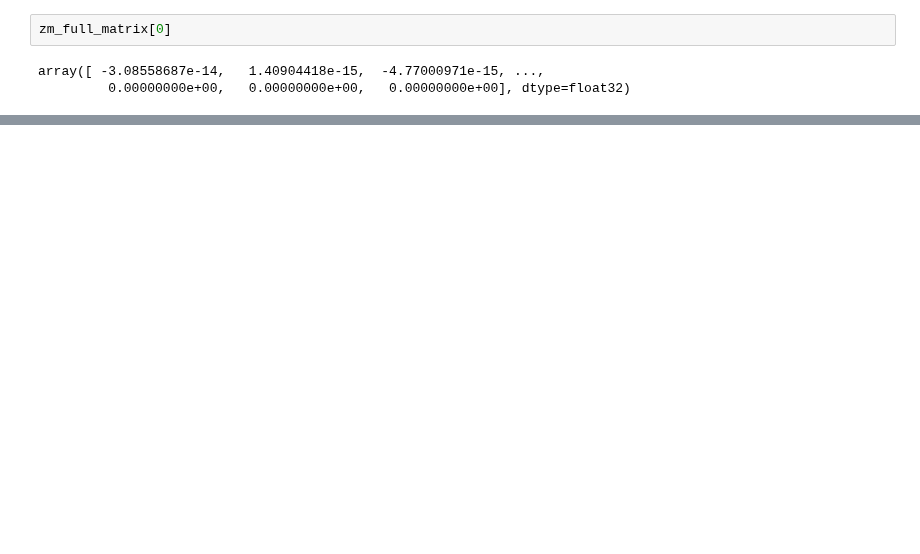
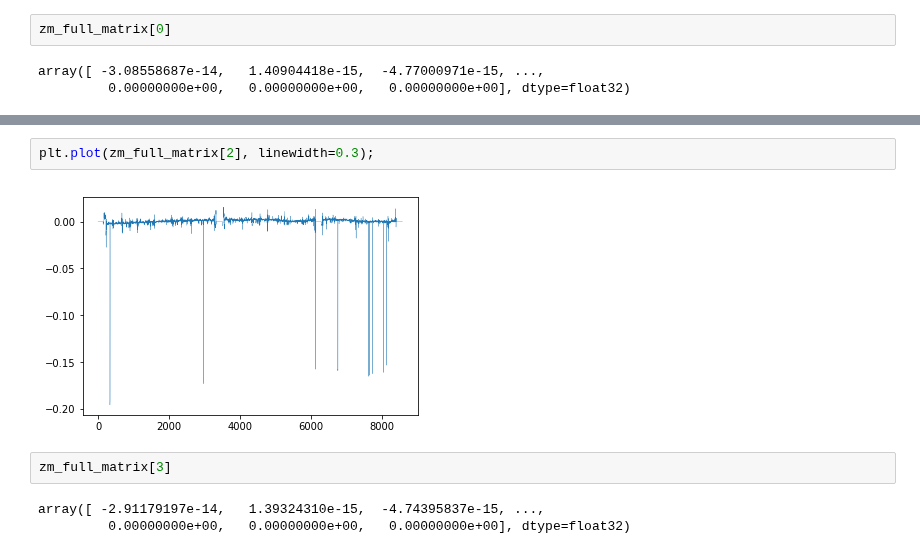
Before and after one commit to miranda-v/FITS-File-Plot, a Jupyter notebook: Matrix.ipynb, the cells around one changed output, grey strips where cells are left out. Drawn from its saved outputs; the diff is of its cells as text; blank space fills up the shorter version.

Commit message:
zero mean full matrix plots

```diff
--- a/Matrix.ipynb
+++ b/Matrix.ipynb
@@ -248,3 +255,12 @@ zm_full_matrix[2,:]
 # %% [output]
 array([ -3.12614450e-14,   1.32846657e-15,  -4.93690273e-15, ...,
          0.00000000e+00,   0.00000000e+00,   0.00000000e+00], dtype=float32)
+# %%
+plt.plot(zm_full_matrix[2], linewidth=0.3);
+# %% [output]
+[figure, added]
+# %%
+zm_full_matrix[3]
+# %% [output]
+array([ -2.91179197e-14,   1.39324310e-15,  -4.74395837e-15, ...,
+         0.00000000e+00,   0.00000000e+00,   0.00000000e+00], dtype=float32)
```
Also changed, not shown: parts of 9 cells of this notebook.
